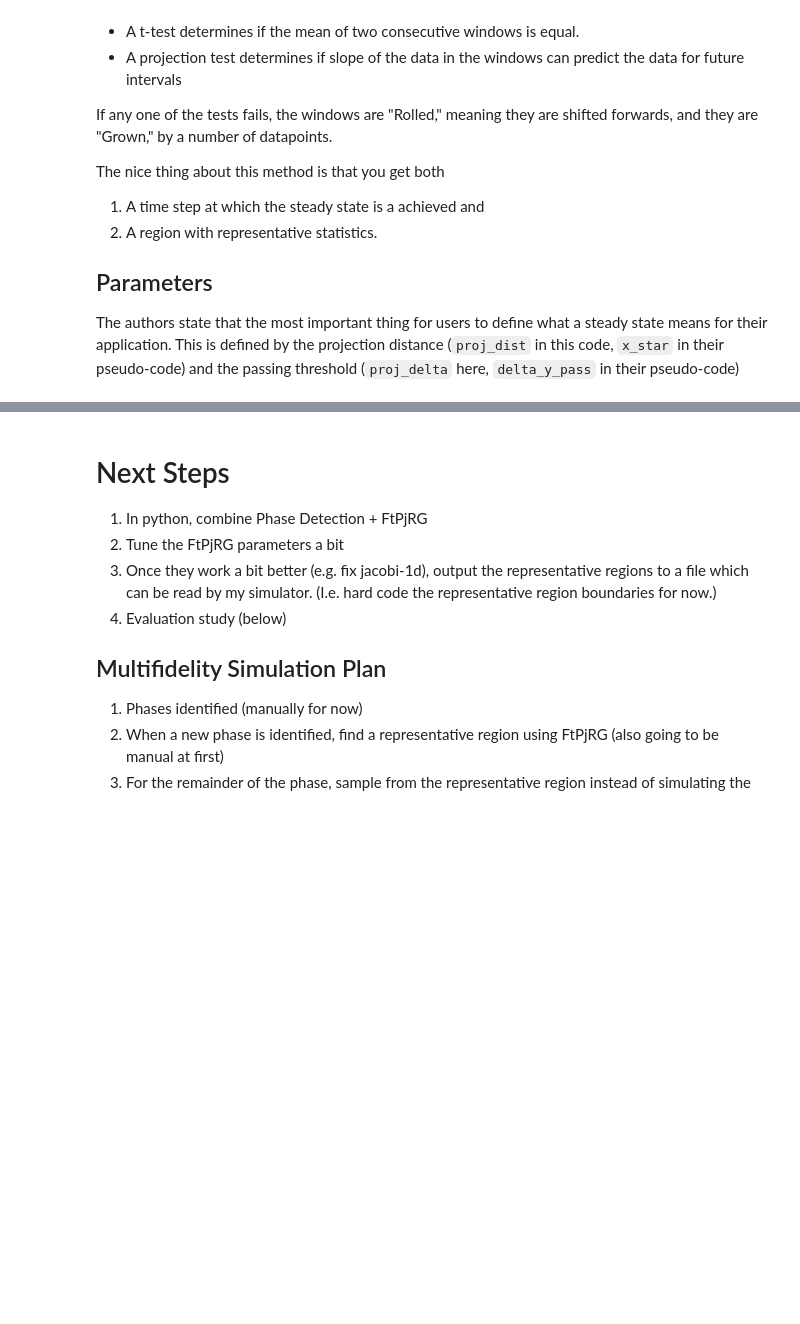
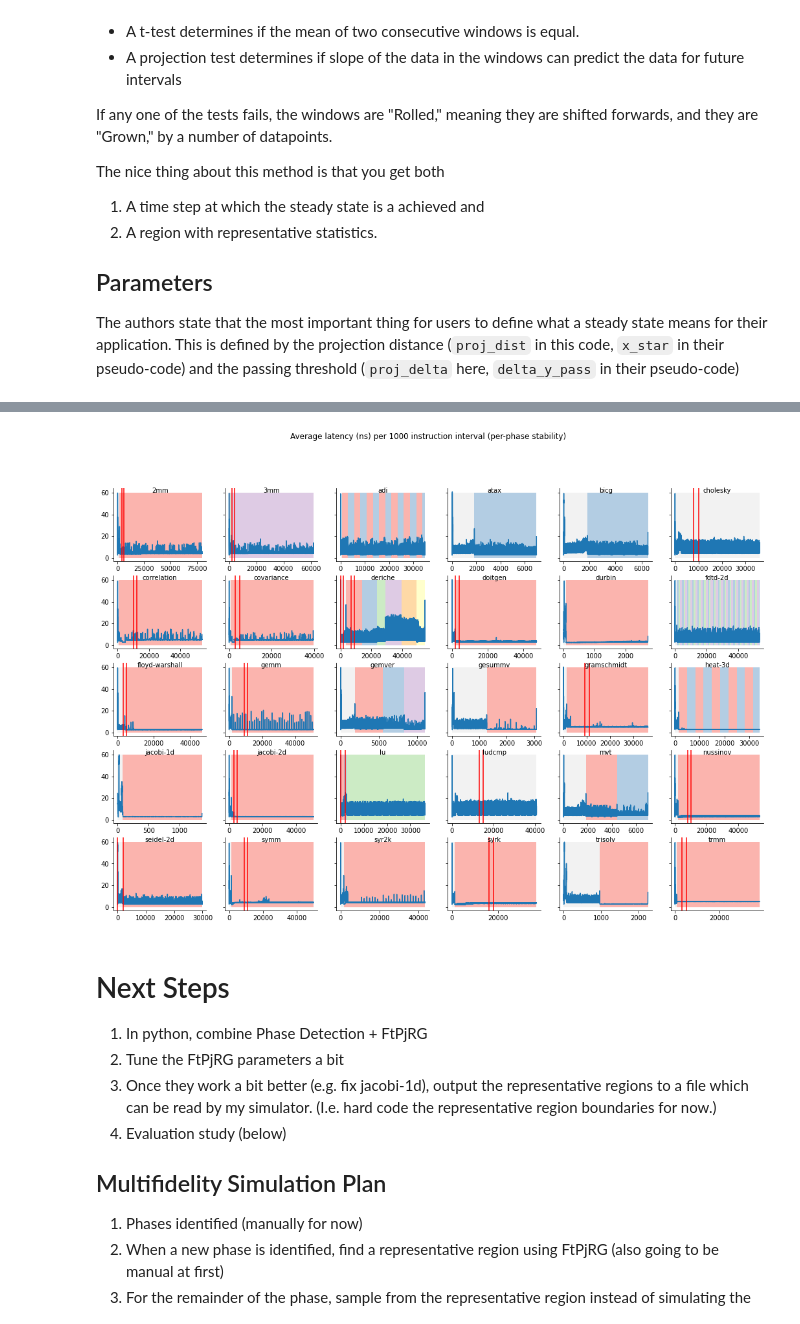
Before and after one commit to plavin/multifidelity, a Jupyter notebook: ParrotDataBig.ipynb, the cells around one changed output, grey strips where cells are left out. Drawn from its saved outputs; the diff is of its cells as text; code cells hidden in the pictures; blank space fills up the shorter version.

```diff
--- a/ParrotDataBig.ipynb
+++ b/ParrotDataBig.ipynb
@@ -287,3 +311,43 @@ plot_all(TRACES, ftpjrg_plot, params, title)
+# %%
+def ftpjrg_plot_perphase(ax, t, params):
+
+    new_len = len(t.load()['latency_nano']) // params.summarize
+    _ll = t.load()['latency_nano']
+    ll = np.array([np.mean(_ll[i*params.summarize : (i+1)*params.summarize]) for i in range(new_len)])
+    ax.plot(ll)
+
+    reformat_ax(ax)
+    ax.text(new_len//2, 60, t.name, ha='center')
+
+    # Phase coloring
+    color = Pastel1[9]
+    intervals = get_phase_changes(np.array(t.load()['phase']), params.summarize)
+    for start, end, phase in intervals:
+        rectangle = matplotlib.patches.Rectangle((start, 0), end - start, 60, facecolor=color[phase%len(color)])
+        ax.add_patch(rectangle)
+
+    # The intervals calculated for phase colors can be used to find the extents of the first
+    # execution of each phase.
+    phases_seen = []
+    for start, end, phase in intervals:
+        if phase in phases_seen:
+            continue
+        phases_seen.append(phase)
+
+        start = start * params.summarize
+        end = end * params.summarize
+        ret = ftPjRG2(t, params, extents=(start, end))
+        if ret is None:
+            continue
+        stable, stable_size = ret
+        ax.axvline(stable, color='red')
+        ax.axvline(stable+stable_size, color='red')
+# %%
+params = FTPJ()
+title = f'Average latency (ns) per {params.summarize} instruction interval (per-phase stability)'
+plot_all(TRACES, ftpjrg_plot_perphase, params, title)
+# %% [output]
+[figure, added]
 # %% [markdown]
 # Next Steps
 
```
Also changed, not shown: parts of 8 cells of this notebook, 1 other file.
